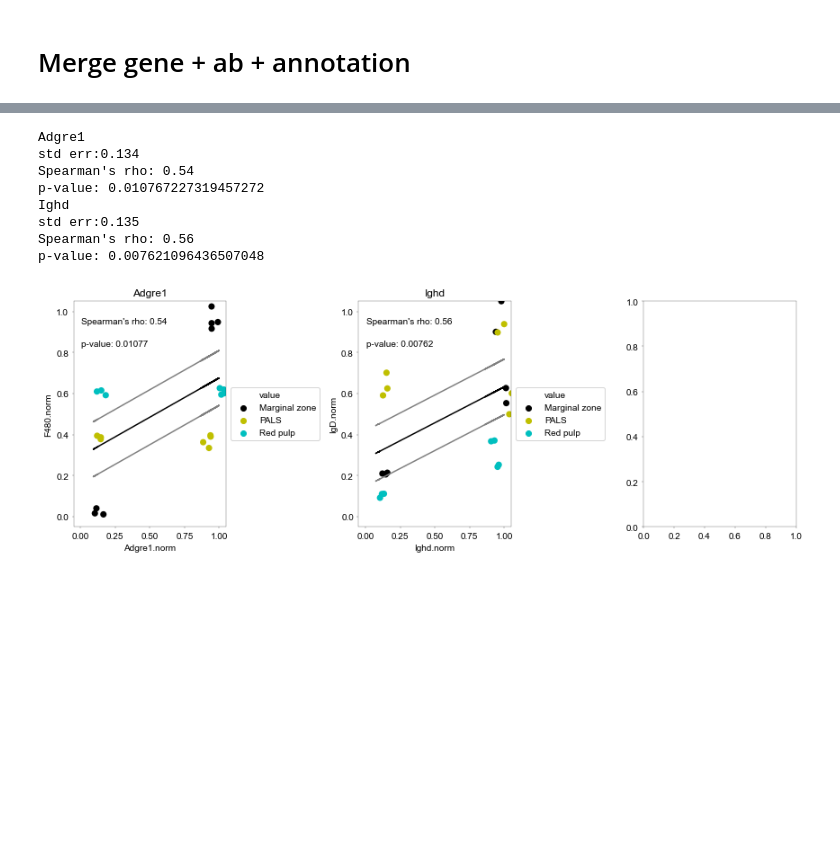
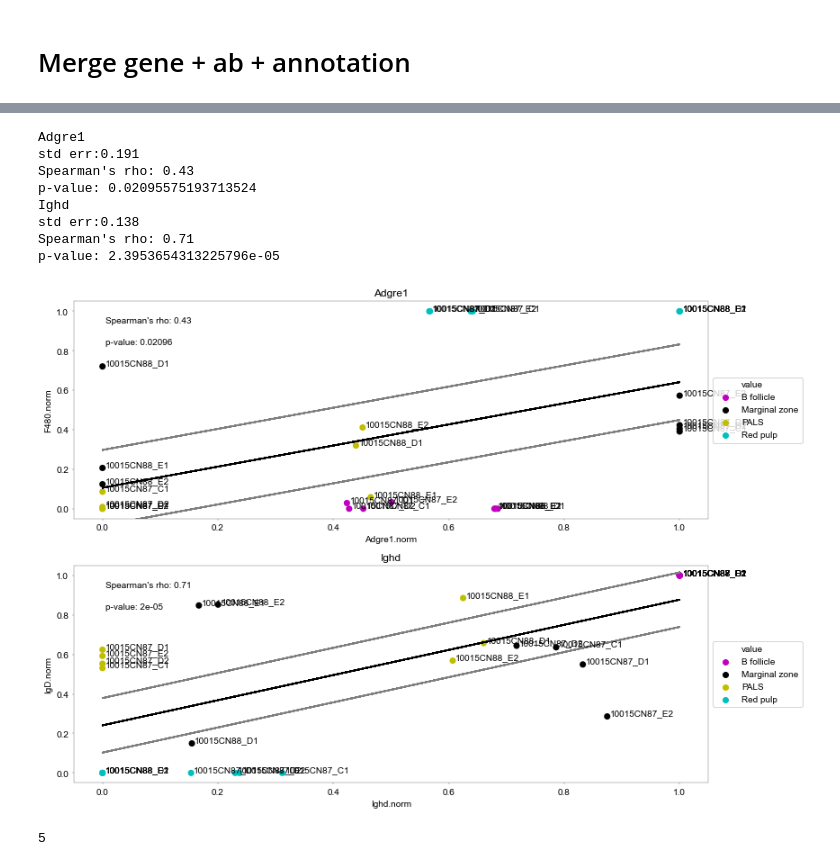
Before and after one commit to klarman-cell-observatory/sm-omics, a Jupyter notebook: tag_vs_mRNA_signals/Tags_vs_mRNA_all.ipynb, the cells around one changed output, grey strips where cells are left out. Saved outputs shown, nothing was run; the diff lists cells and outputs as text; code cells hidden in the pictures; blank space fills up the shorter version.

```diff
--- a/tag_vs_mRNA_signals/Tags_vs_mRNA_all.ipynb
+++ b/tag_vs_mRNA_signals/Tags_vs_mRNA_all.ipynb
@@ -186,6 +184,9 @@ for count, gene in enumerate(collect_genes):
         tag = "CD38"
     if gene == "Cd163":
         tag = "CD163"
+
+
+
 
     lambda_gene = collect_genes[gene]
 
@@ -211,16 +212,15 @@ for count, gene in enumerate(collect_genes):
 
     # check if anything needs removing
     # Remove sample (only want 3 samples)
-    #sample_to_rm = ['10015CN87_D1',]
-    #lambdadf_rm = lambdadf_rm[~lambdadf_rm['name_x'].isin(sample_to_rm)]
+    sample_to_rm = ['']
+    print(lambdadf_rm['name_x'])
+    lambdadf_rm = lambdadf_rm[~lambdadf_rm['name_x'].isin(sample_to_rm)]
+    lambdadf_rm[[tag, gene]] = lambdadf_rm[[tag, gene]].transform(lambda x: preprocessing.scale(x))
 
     #get averages per annotation regions
     trans = lambdadf_rm.groupby(['name_x', 'value'])[tag, gene].mean()
     trans.reset_index(inplace=True)
-    scaler = preprocessing.MaxAbsScaler()
 
     # Scale min max per sample
     trans[[tag + '.norm', gene + '.norm']] = trans.groupby(['name_x'])[tag, gene].transform(lambda x: preprocessing.minmax_scale(x))#preprocessing.minmax_scale(x))
-
-    trans[[tag + '.norm', gene + '.norm']] = pd.DataFrame(scaler.fit_transform(trans[[gene, tag]]))
     collect_merged[gene] = trans
@@ -227,12 +245,11 @@ for count, gene in enumerate(collect_genes):
 # %%
-# initialize a figure
-fig = matplotlib.pyplot.figure(figsize=(12, 8))
-num_cols = 3
+fig = matplotlib.pyplot.figure(figsize=(12, 12))
+num_cols = 1
 axes = []
 
-for i in range(0,int((int(len(genes)+2)/num_cols))):
+for i in range(0,int((int(len(genes))/num_cols))):
     for j in range(0, num_cols):
-        ax = plt.subplot2grid((int((len(genes)+2)/num_cols+1), num_cols), (i, j))
+        ax = plt.subplot2grid((int((len(genes))/num_cols+1), num_cols), (i, j))
         axes.append(ax)
 for count, gene in enumerate(collect_merged):
 
@@ -255,15 +272,15 @@ for count, gene in enumerate(collect_merged):
     if not tag + '.norm' in plot_trans.columns:
         continue
 
-    plot_trans['jitter_y'] = plot_trans[tag + '.norm'] + 0.05 * np.random.rand(len(plot_trans[tag + '.norm'].tolist())) +0.01
-    plot_trans['jitter_x'] = plot_trans[gene + '.norm'] + 0.05 * np.random.rand(len(plot_trans[gene + '.norm'].tolist())) +0.01
+    plot_trans['jitter_y'] = plot_trans[tag + '.norm']# + 0.05 * np.random.rand(len(plot_trans[tag + '.norm'].tolist())) +0.01
+    plot_trans['jitter_x'] = plot_trans[gene + '.norm']# + 0.05 * np.random.rand(len(plot_trans[gene + '.norm'].tolist())) +0.01
     x = 'jitter_x'
     y = 'jitter_y'
     hue = 'value'
     palette = {'Red pulp':'c', 'B follicle':'m', 'PALS':'y', 'Marginal zone':'k', 'White pulp':'r', 'IGDpos':'b'}
     data = plot_trans
 
-    sns.scatterplot(x=x, y=y, data=data, ax=ax, hue=hue, s=50, linewidth=0, palette=palette)
+    sns.scatterplot(x=x, y=y, data=data, ax=ax, hue=hue, s=50, linewidth=0, palette=palette, )
 
     # X and Y axis
     ax.set_xlabel(gene + '.norm')
@@ -281,37 +298,43 @@ for count, gene in enumerate(collect_merged):
     coef = np.polyfit(data[X],data[y],1)
     poly1d_fn = np.poly1d(coef)
     ax.plot(data[X], poly1d_fn(data[X]), c="k")
     ax.plot(data[X], poly1d_fn(data[X])+std_err, c="grey")
     ax.plot(data[X], poly1d_fn(data[X])-std_err, c="grey")
     #ax.errorbar(trans[x], poly1d_fn(trans[x]), yerr=poly1d_fn(trans[x]) - trans[y], fmt='.k')
 
     # Spearman's & Pearson's r
     spear, ps = spearmanr(data[X], data[Y])
     pear, pp = pearsonr(data[X], data[Y])
     print("Spearman's rho: " + str(round(spear, 2)))
     print("p-value: " + str(ps))
 
     ax.text(0.05, 0.9, "Spearman's rho: " + str(round(spear, 2)), transform=ax.transAxes, fontsize=10)
     ax.text(0.05, 0.8, "p-value: " + str(round(ps, 5)), transform=ax.transAxes, fontsize=10)
     #ax.get_legend().remove()
 
     # title
     ax.set_title(gene)
 
     ax.set_xlim([-0.05, 1.05])
     ax.set_ylim([-0.05, 1.05])
     ax.legend(loc='center left', bbox_to_anchor=(1, 0.5))
     plt.tight_layout()
+    for i, txt in enumerate(plot_trans['name_x']):
+        ax.annotate(txt, (plot_trans['jitter_x'][i]+0.005, plot_trans['jitter_y'][i]+0.005))
 
 plt.savefig("../../figures/sm_mrna_vs_tags_f480_adgre1.pdf", transparent=True, bbox_inches = 'tight',
    pad_inches = 0, dpi=1200, rasterized=True)
 # %% [output]
 Adgre1
-std err:0.134
-Spearman's rho: 0.54
-p-value: 0.010767227319457272
+std err:0.191
+Spearman's rho: 0.43
+p-value: 0.02095575193713524
 Ighd
-std err:0.135
-Spearman's rho: 0.56
-p-value: 0.007621096436507048
+std err:0.138
+Spearman's rho: 0.71
+p-value: 2.3953654313225796e-05
-[figure, old version]
+[figure, new version]
+# %%
+len(np.unique(plot_trans['name_x']))
+# %% [output]
+5
```
Also changed, not shown: parts of 3 cells of this notebook, 4 other files.
